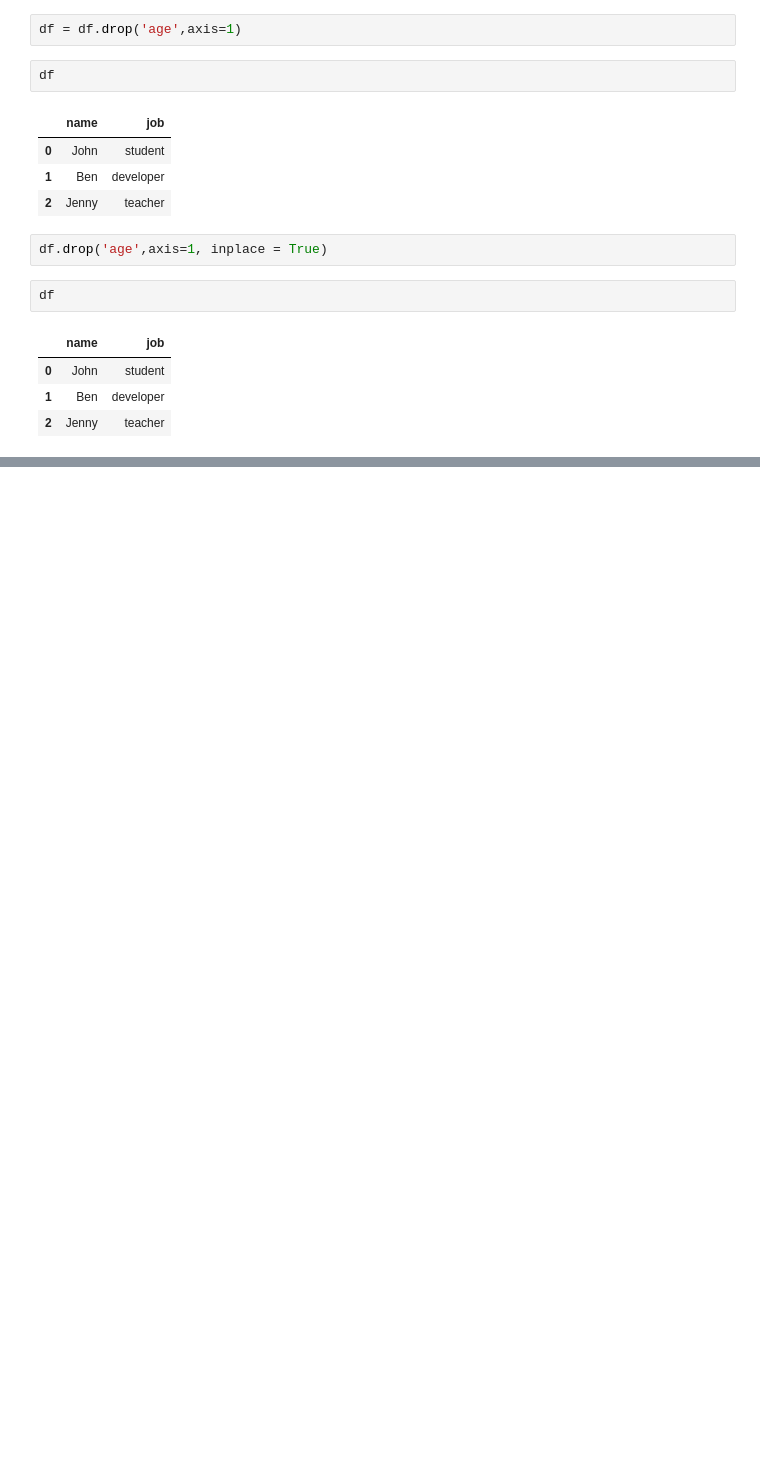
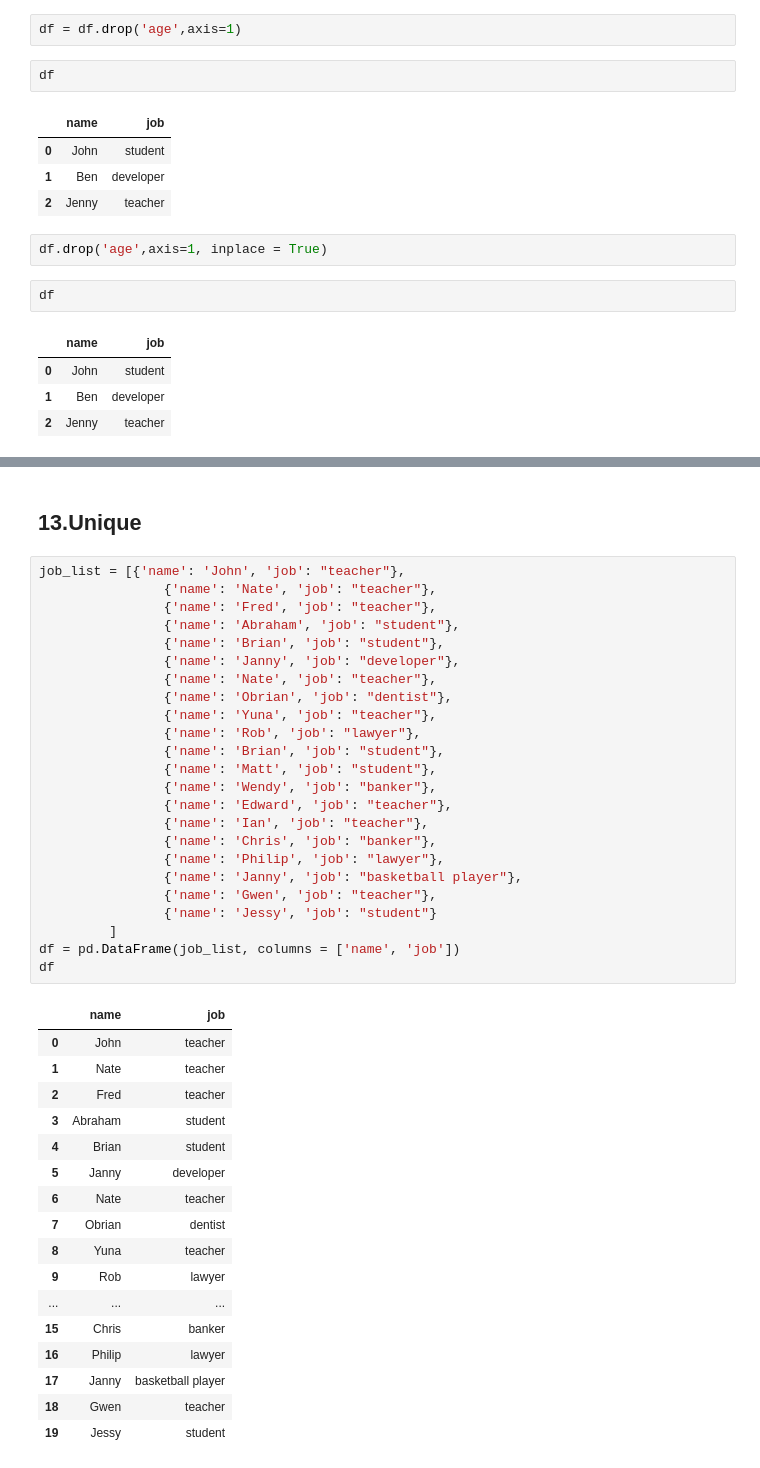
Before and after one commit to euneun316/Python-for-Pandas, a Jupyter notebook: pandas-study.ipynb, the cells around one changed output, grey strips where cells are left out. Cells and saved outputs as stored; diff of their text form; blank space fills up the shorter version.

```diff
--- a/pandas-study.ipynb
+++ b/pandas-study.ipynb
@@ -434,0 +1078,44 @@ df
+# %% [markdown]
+## 13.Unique
+# %%
+job_list = [{'name': 'John', 'job': "teacher"},
+                {'name': 'Nate', 'job': "teacher"},
+                {'name': 'Fred', 'job': "teacher"},
+                {'name': 'Abraham', 'job': "student"},
+                {'name': 'Brian', 'job': "student"},
+                {'name': 'Janny', 'job': "developer"},
+                {'name': 'Nate', 'job': "teacher"},
+                {'name': 'Obrian', 'job': "dentist"},
+                {'name': 'Yuna', 'job': "teacher"},
+                {'name': 'Rob', 'job': "lawyer"},
+                {'name': 'Brian', 'job': "student"},
+                {'name': 'Matt', 'job': "student"},
+                {'name': 'Wendy', 'job': "banker"},
+                {'name': 'Edward', 'job': "teacher"},
+                {'name': 'Ian', 'job': "teacher"},
+                {'name': 'Chris', 'job': "banker"},
+                {'name': 'Philip', 'job': "lawyer"},
+                {'name': 'Janny', 'job': "basketball player"},
+                {'name': 'Gwen', 'job': "teacher"},
+                {'name': 'Jessy', 'job': "student"}
+         ]
+df = pd.DataFrame(job_list, columns = ['name', 'job'])
+df
+# %% [output]
+|  | name | job |
+| 0 | John | teacher |
+| 1 | Nate | teacher |
+| 2 | Fred | teacher |
+| 3 | Abraham | student |
+| 4 | Brian | student |
+| 5 | Janny | developer |
+| 6 | Nate | teacher |
+| 7 | Obrian | dentist |
+| 8 | Yuna | teacher |
+| 9 | Rob | lawyer |
+| ... | ... | ... |
+| 15 | Chris | banker |
+| 16 | Philip | lawyer |
+| 17 | Janny | basketball player |
+| 18 | Gwen | teacher |
+| 19 | Jessy | student |
```
Also changed, not shown: parts of 104 cells of this notebook.
